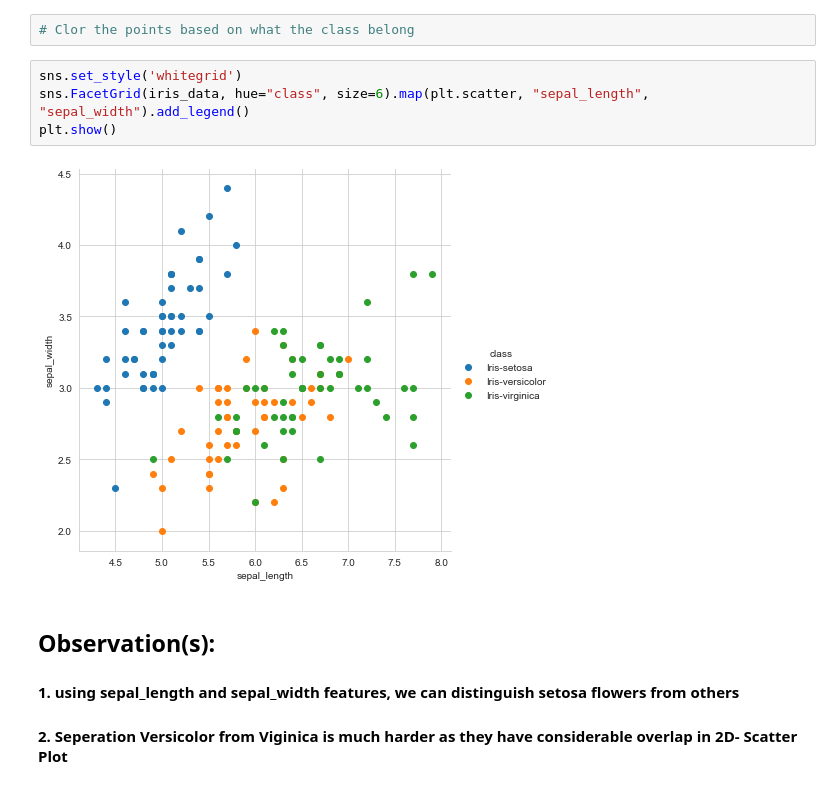
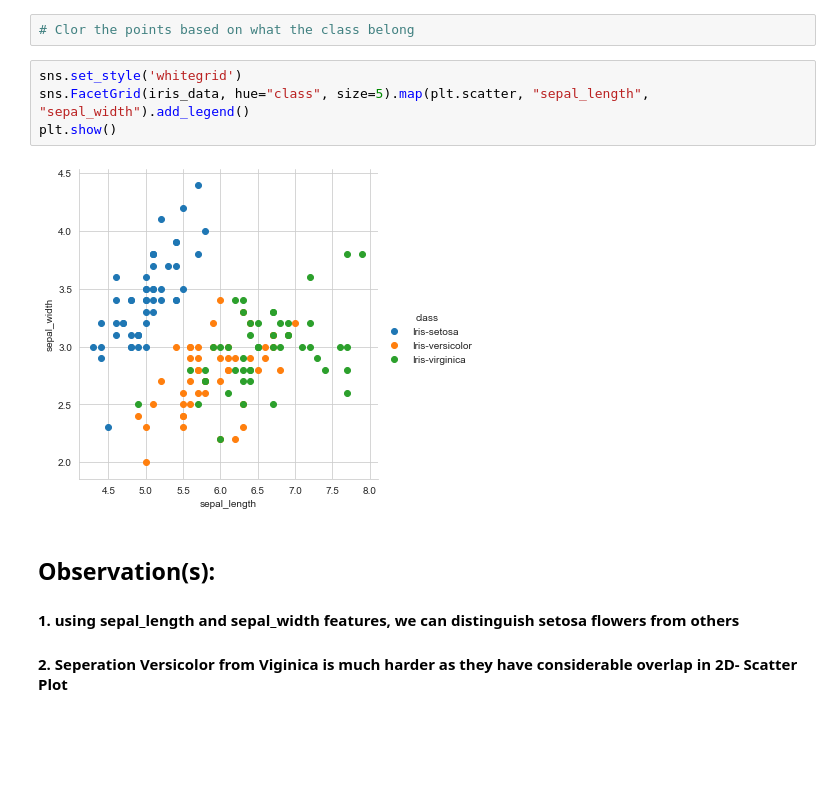
Before and after one commit to pvalluru/DataScience_0, a Jupyter notebook: Pandas_basics/iris_dataset.ipynb, the cells around one changed output. Cells and saved outputs as stored; diff of their text form; blank space fills up the shorter version.

```diff
--- a/Pandas_basics/iris_dataset.ipynb
+++ b/Pandas_basics/iris_dataset.ipynb
@@ -85,10 +85,10 @@ plt.show()
 # Clor the points based on what the class belong
 # %%
 sns.set_style('whitegrid')
-sns.FacetGrid(iris_data, hue="class", size=6).map(plt.scatter, "sepal_length", "sepal_width").add_legend()
+sns.FacetGrid(iris_data, hue="class", size=5).map(plt.scatter, "sepal_length", "sepal_width").add_legend()
 plt.show()
 # %% [output]
-[figure, old version]
+[figure, new version]
 # %% [markdown]
 ## Observation(s):
 #### 1. using sepal_length and sepal_width features, we can distinguish setosa flowers from others
```
Also changed, not shown: parts of 2 cells of this notebook, 2 other files.
